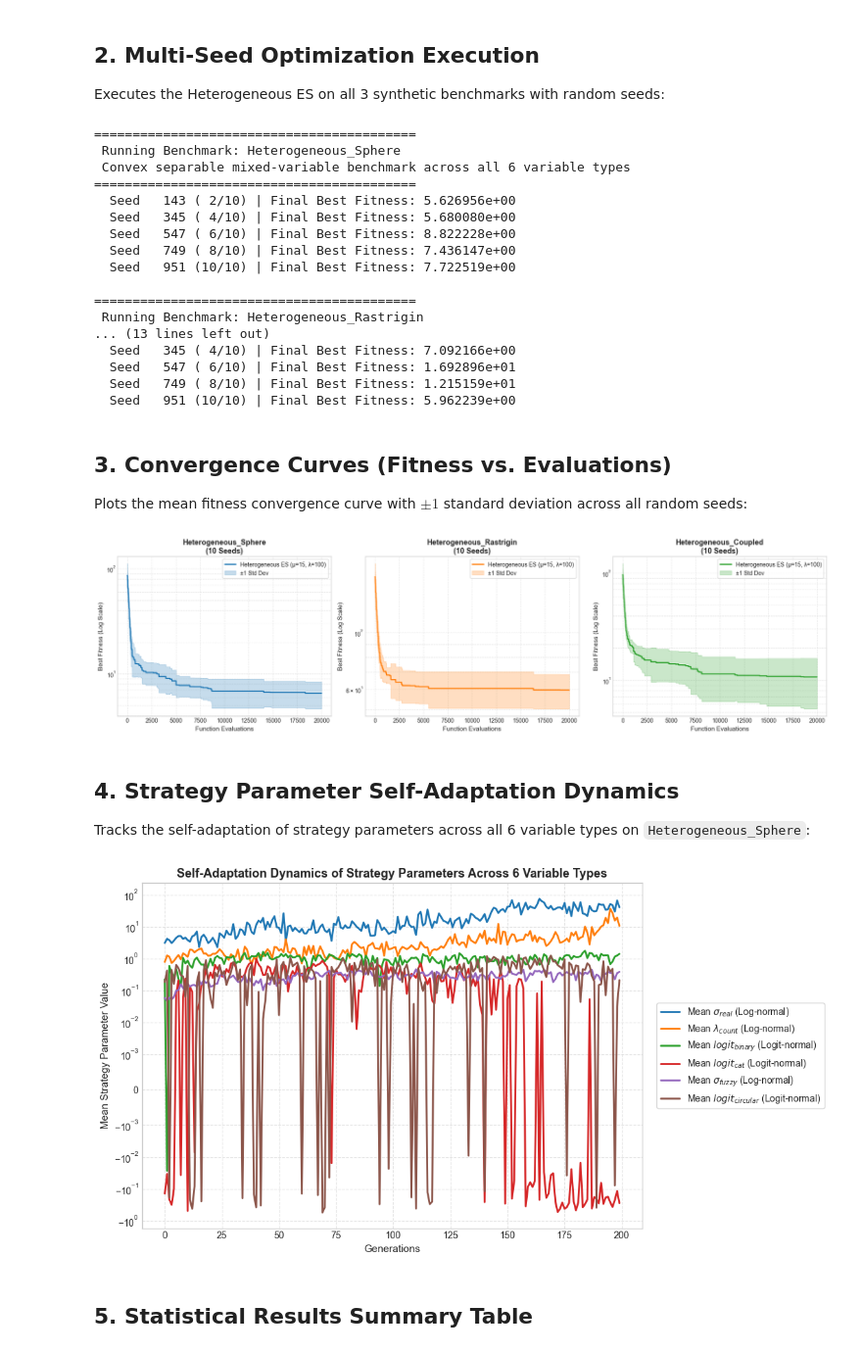
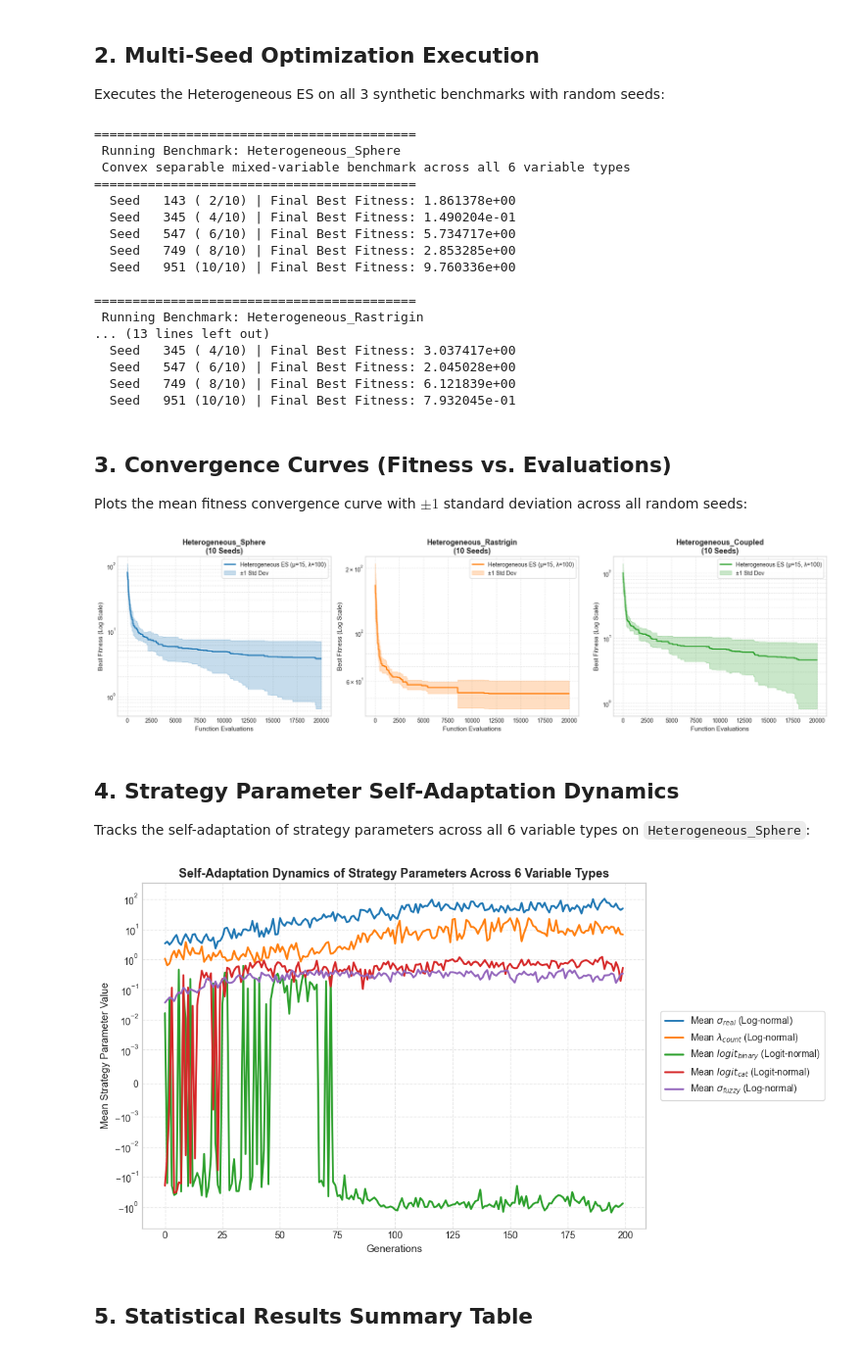
Before and after one commit to Bejmo/generalized-es, a Jupyter notebook: experiments/experiment_2.ipynb, the cells around one changed output. Shown at 98% size. Saved outputs shown, nothing was run; the diff lists cells and outputs as text; code cells hidden in the pictures.

Commit message:
experiment 2 without circular variables

```diff
--- a/experiments/experiment_2.ipynb
+++ b/experiments/experiment_2.ipynb
@@ -55,8 +55,8 @@ CONFIG = ESConfig(
     n_categorical=2,
     categorical_k=np.array([3, 4], dtype=np.int64),
     n_fuzzy=2,
-    n_circular=2,
-    circular_k=np.array([7, 12], dtype=np.int64),
+    # n_circular=2,
+    # circular_k=np.array([7, 12], dtype=np.int64),
     seed=42,
 )
 
@@ -115,19 +115,19 @@ for bench_name, bench_info in HETEROGENEOUS_BENCHMARKS.items():
  Running Benchmark: Heterogeneous_Sphere
  Convex separable mixed-variable benchmark across all 6 variable types
 ==========================================
-  Seed   143 ( 2/10) | Final Best Fitness: 5.626956e+00
-  Seed   345 ( 4/10) | Final Best Fitness: 5.680080e+00
-  Seed   547 ( 6/10) | Final Best Fitness: 8.822228e+00
-  Seed   749 ( 8/10) | Final Best Fitness: 7.436147e+00
-  Seed   951 (10/10) | Final Best Fitness: 7.722519e+00
+  Seed   143 ( 2/10) | Final Best Fitness: 1.861378e+00
+  Seed   345 ( 4/10) | Final Best Fitness: 1.490204e-01
+  Seed   547 ( 6/10) | Final Best Fitness: 5.734717e+00
+  Seed   749 ( 8/10) | Final Best Fitness: 2.853285e+00
+  Seed   951 (10/10) | Final Best Fitness: 9.760336e+00
 
 ==========================================
  Running Benchmark: Heterogeneous_Rastrigin
 ... (13 lines left out)
-  Seed   345 ( 4/10) | Final Best Fitness: 7.092166e+00
-  Seed   547 ( 6/10) | Final Best Fitness: 1.692896e+01
-  Seed   749 ( 8/10) | Final Best Fitness: 1.215159e+01
-  Seed   951 (10/10) | Final Best Fitness: 5.962239e+00
+  Seed   345 ( 4/10) | Final Best Fitness: 3.037417e+00
+  Seed   547 ( 6/10) | Final Best Fitness: 2.045028e+00
+  Seed   749 ( 8/10) | Final Best Fitness: 6.121839e+00
+  Seed   951 (10/10) | Final Best Fitness: 7.932045e-01
 # %% [markdown]
 ## 3. Convergence Curves (Fitness vs. Evaluations)
 
@@ -158,10 +158,10 @@ for i, bench_name in enumerate(bench_names):
     ax.legend(loc="upper right", frameon=True)
 
 plt.tight_layout()
-// plt.savefig("experiment_2_convergence.png", dpi=300, bbox_inches="tight")
+# plt.savefig("experiment_2_convergence.png", dpi=300, bbox_inches="tight")
 plt.show()
 # %% [output]
-[figure, old version]
+[figure, new version]
 # %% [markdown]
 ## 4. Strategy Parameter Self-Adaptation Dynamics
 
@@ -182,44 +182,44 @@ gen_records = {
     "logit_binary": [],
     "logit_cat": [],
     "sigma_fuzzy": [],
-    "logit_circular": [],
+    # "logit_circular": [],
 }
 
 n_generations = MAX_EVALS // CONFIG.lam
 
 for g in range(n_generations):
     tracking_es.step(eval_fn)
     best_p = tracking_es.parents[0]
 
     gen_records["gen"].append(g)
     gen_records["sigma_real"].append(np.mean(best_p.sigma_real))
     gen_records["lambda_count"].append(np.mean(best_p.lambda_count))
     gen_records["logit_binary"].append(np.mean(best_p.logit_binary))
     gen_records["logit_cat"].append(np.mean(best_p.logit_cat))
     gen_records["sigma_fuzzy"].append(np.mean(best_p.sigma_fuzzy))
-    gen_records["logit_circular"].append(np.mean(best_p.logit_circular))
+    # gen_records["logit_circular"].append(np.mean(best_p.logit_circular))
 
 fig, ax = plt.subplots(figsize=(11, 6))
 
 ax.plot(gen_records["gen"], gen_records["sigma_real"], label=r"Mean $\sigma_{real}$ (Log-normal)", lw=2.0)
 ax.plot(gen_records["gen"], gen_records["lambda_count"], label=r"Mean $\lambda_{count}$ (Log-normal)", lw=2.0)
 ax.plot(gen_records["gen"], gen_records["logit_binary"], label=r"Mean $logit_{binary}$ (Logit-normal)", lw=2.0)
 ax.plot(gen_records["gen"], gen_records["logit_cat"], label=r"Mean $logit_{cat}$ (Logit-normal)", lw=2.0)
 ax.plot(gen_records["gen"], gen_records["sigma_fuzzy"], label=r"Mean $\sigma_{fuzzy}$ (Log-normal)", lw=2.0)
-ax.plot(gen_records["gen"], gen_records["logit_circular"], label=r"Mean $logit_{circular}$ (Logit-normal)", lw=2.0)
+# ax.plot(gen_records["gen"], gen_records["logit_circular"], label=r"Mean $logit_{circular}$ (Logit-normal)", lw=2.0)
 
 ax.set_title("Self-Adaptation Dynamics of Strategy Parameters Across 6 Variable Types", fontsize=13, fontweight="bold")
 ax.set_xlabel("Generations", fontsize=11)
 ax.set_ylabel("Mean Strategy Parameter Value", fontsize=11)
 ax.set_yscale("symlog", linthresh=1e-3)
 ax.grid(True, which="both", ls="--", alpha=0.5)
 ax.legend(loc="center left", bbox_to_anchor=(1.02, 0.5), frameon=True)
 
 plt.tight_layout()
-// plt.savefig("experiment_2_strategy_adaptation.png", dpi=300, bbox_inches="tight")
+# plt.savefig("experiment_2_strategy_adaptation.png", dpi=300, bbox_inches="tight")
 plt.show()
 # %% [output]
-[figure, old version]
+[figure, new version]
 # %% [markdown]
 ## 5. Statistical Results Summary Table
 # %%
```
Also changed, not shown: parts of 2 cells of this notebook, 1 other file.
